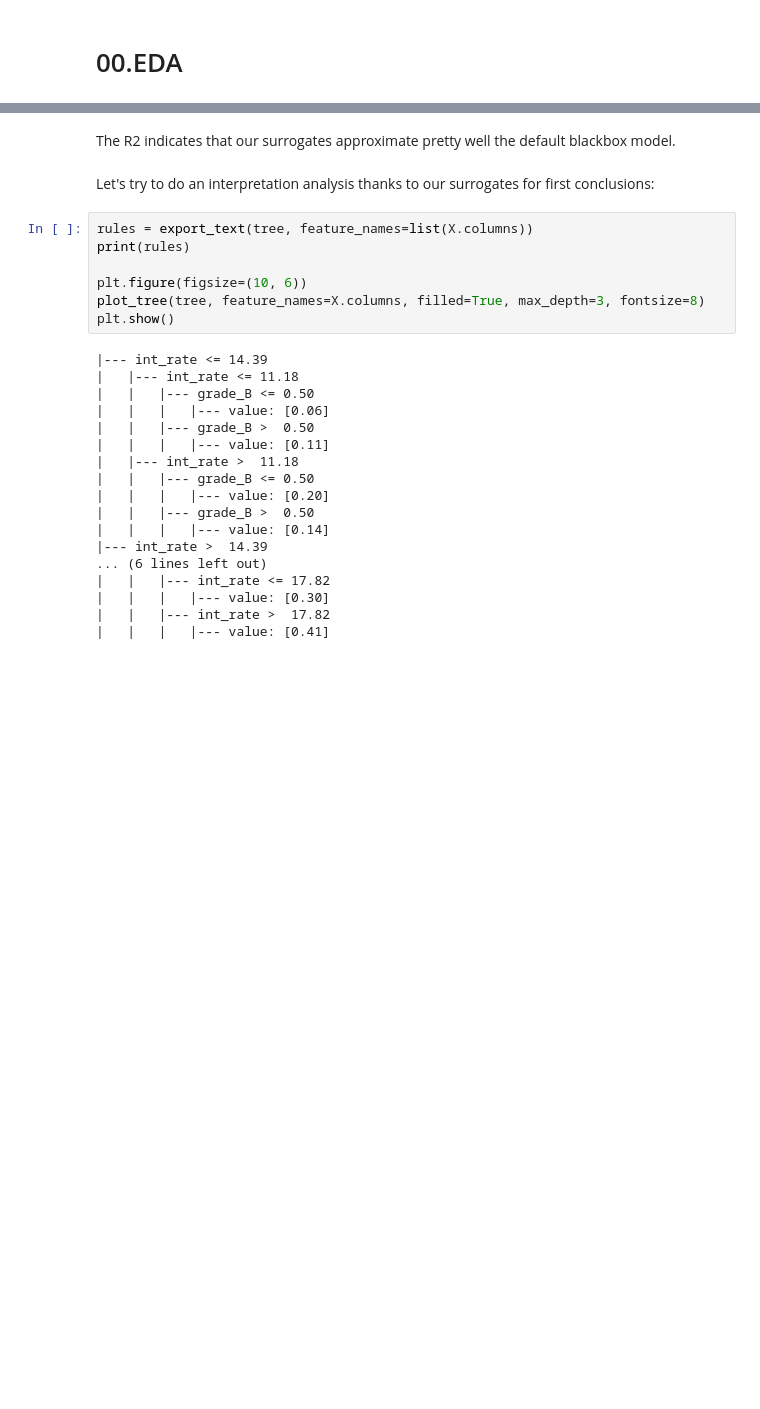
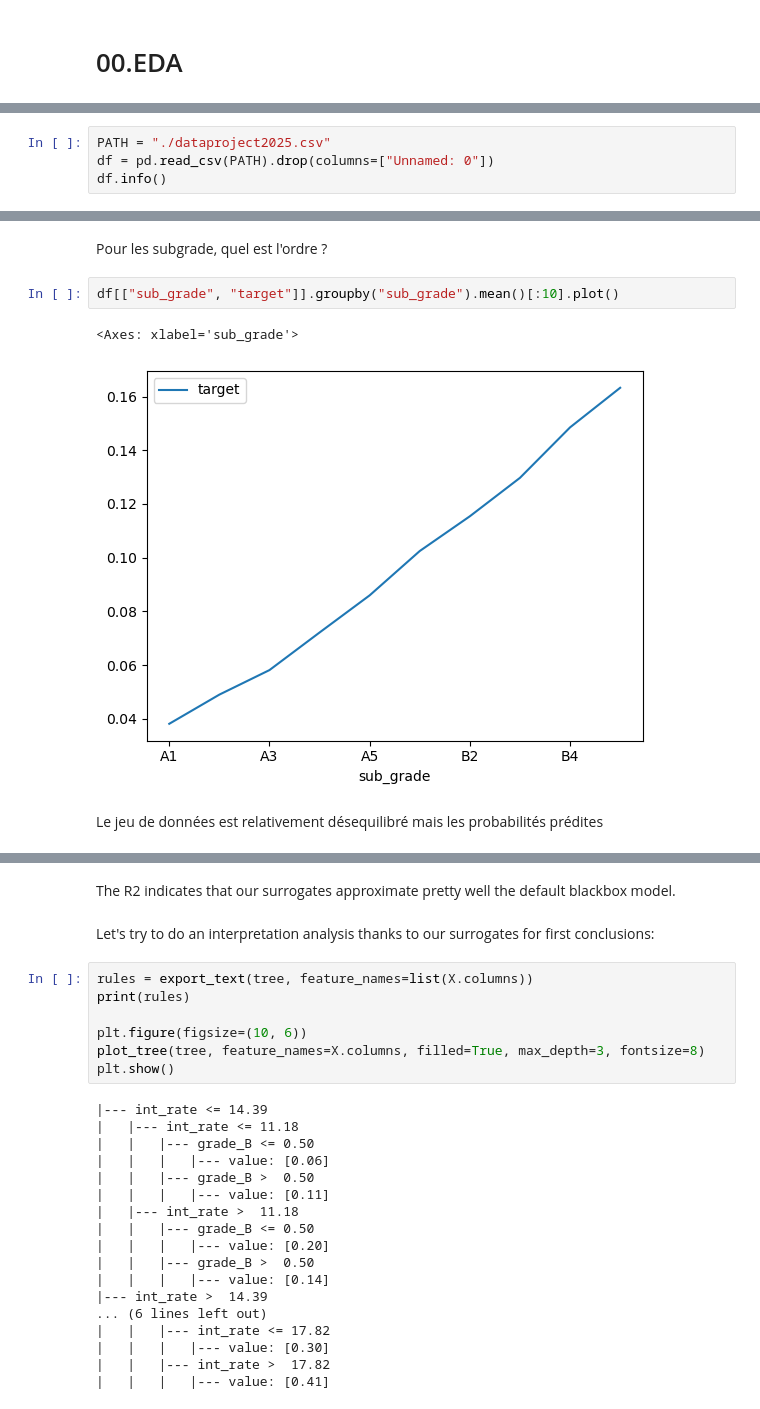
Before and after one commit to thom1100/fairness_project, a Jupyter notebook: project_notebook.ipynb, the cells around one changed output, grey strips where cells are left out. Saved outputs shown, nothing was run; the diff lists cells and outputs as text; blank space fills up the shorter version.

```diff
--- a/project_notebook.ipynb
+++ b/project_notebook.ipynb
@@ -89,0 +23,4 @@ No DP column found — vérifie le nom exact dans le fichier de description.
+# %%
+PATH = "./dataproject2025.csv"
+df = pd.read_csv(PATH).drop(columns=["Unnamed: 0"])
+df.info()
@@ -89,0 +57,9 @@ No DP column found — vérifie le nom exact dans le fichier de description.
+# %% [markdown]
+Pour les subgrade, quel est l'ordre ?
+# %%
+df[["sub_grade", "target"]].groupby("sub_grade").mean()[:10].plot()
+# %% [output]
+<Axes: xlabel='sub_grade'>
+[figure, added]
+# %% [markdown]
+Le jeu de données est relativement désequilibré mais les probabilités prédites
```
Also changed, not shown: parts of 13 cells of this notebook.
